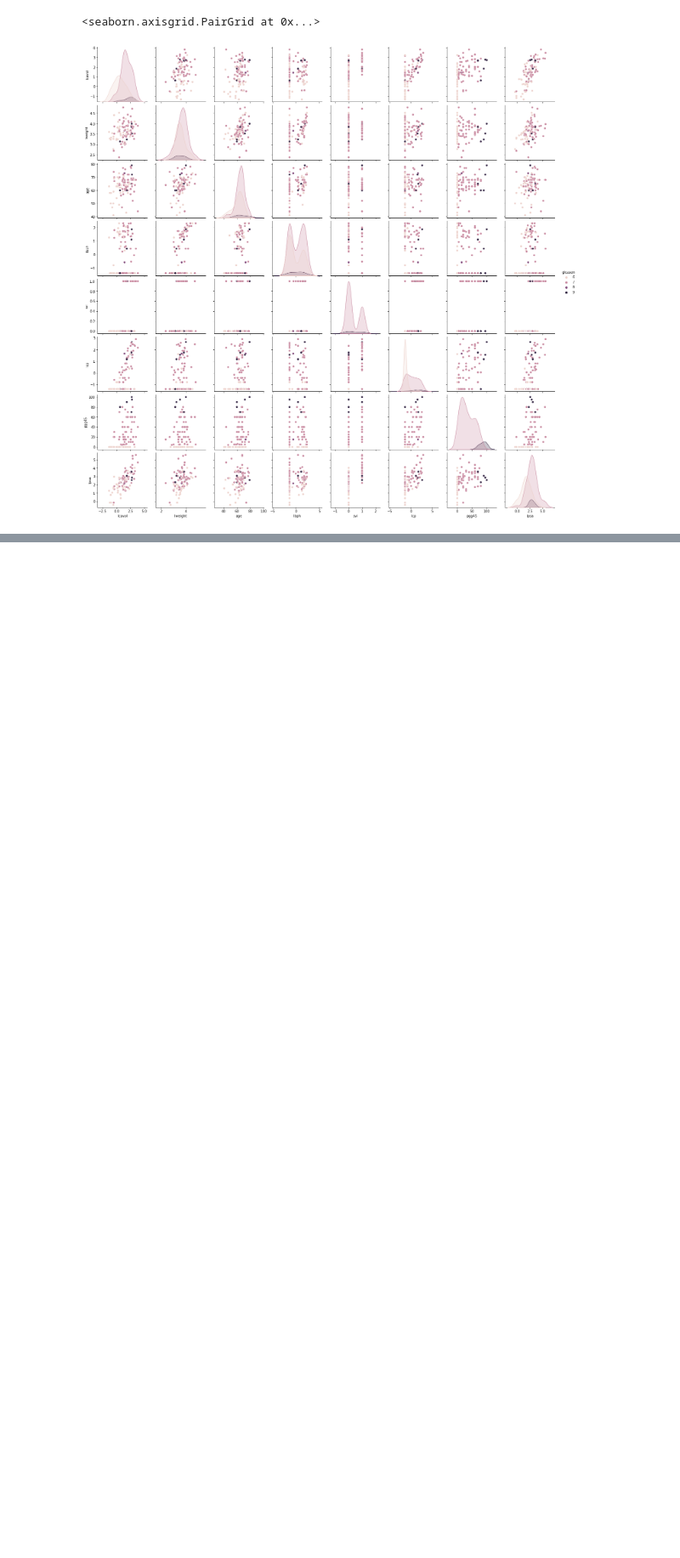
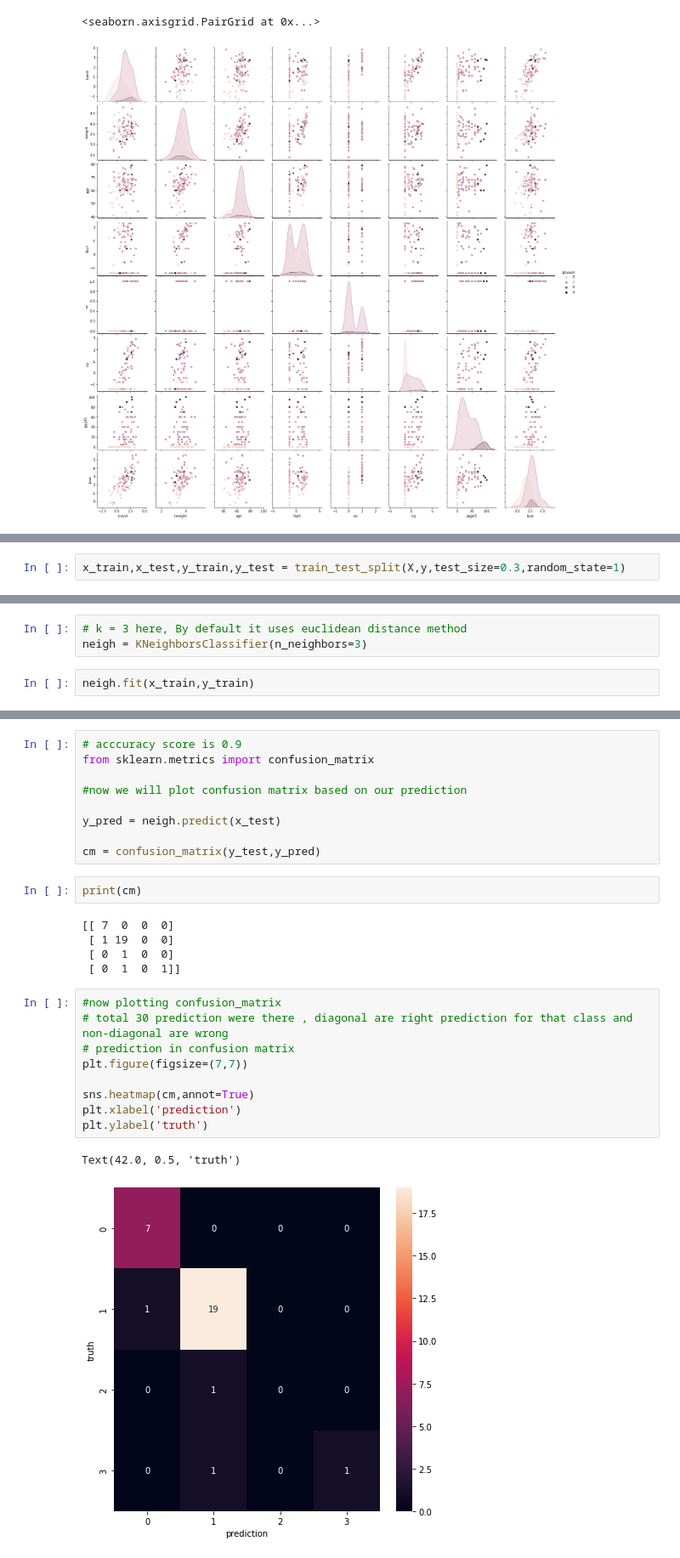
Before and after one commit to Gaurav-AL/knn_learning, a Jupyter notebook: Knn_started.ipynb, the cells around one changed output, grey strips where cells are left out. Shown at 85% size. Cells and saved outputs as stored; diff of their text form; blank space fills up the shorter version.

Commit message:
Prostate cancer KNN classifier, k =3

```diff
--- a/Knn_started.ipynb
+++ b/Knn_started.ipynb
@@ -49,0 +58,2 @@ sns.pairplot(dt,hue = 'gleason')
+# %%
+x_train,x_test,y_train,y_test = train_test_split(X,y,test_size=0.3,random_state=1)
@@ -49,0 +70,5 @@ sns.pairplot(dt,hue = 'gleason')
+# %%
+# k = 3 here, By default it uses euclidean distance method
+neigh = KNeighborsClassifier(n_neighbors=3)
+# %%
+neigh.fit(x_train,y_train)
@@ -49,0 +82,28 @@ sns.pairplot(dt,hue = 'gleason')
+# %%
+# acccuracy score is 0.9
+from sklearn.metrics import confusion_matrix
+
+#now we will plot confusion matrix based on our prediction
+
+y_pred = neigh.predict(x_test)
+
+cm = confusion_matrix(y_test,y_pred)
+# %%
+print(cm)
+# %% [output]
+[[ 7  0  0  0]
+ [ 1 19  0  0]
+ [ 0  1  0  0]
+ [ 0  1  0  1]]
+# %%
+#now plotting confusion_matrix
+# total 30 prediction were there , diagonal are right prediction for that class and non-diagonal are wrong
+# prediction in confusion matrix
+plt.figure(figsize=(7,7))
+
+sns.heatmap(cm,annot=True)
+plt.xlabel('prediction')
+plt.ylabel('truth')
+# %% [output]
+Text(42.0, 0.5, 'truth')
+[figure, added]
```
Also changed, not shown: parts of 8 cells of this notebook, 2 other files.
